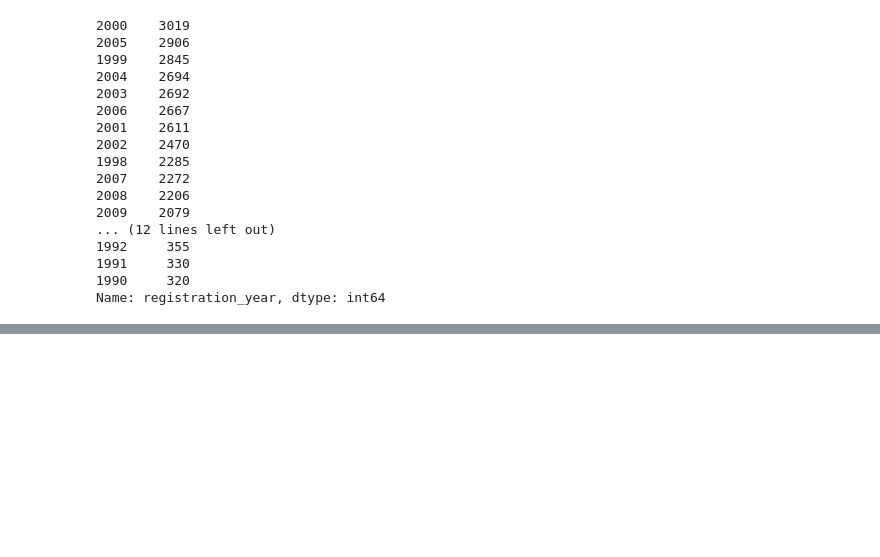
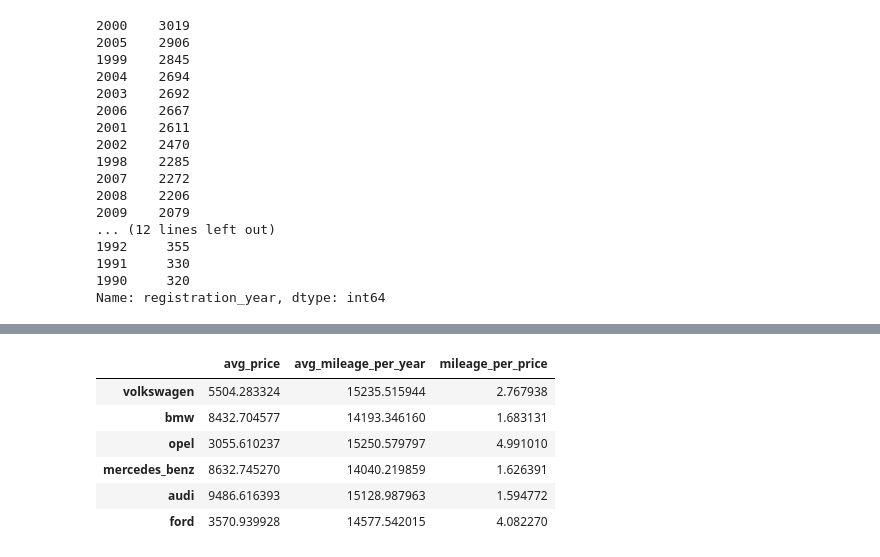
Before and after one commit to kalo-biralo/used_car_sales, a Jupyter notebook: Untitled.ipynb, the cells around one changed output, grey strips where cells are left out. Cells and saved outputs as stored; diff of their text form; code cells hidden in the pictures; blank space fills up the shorter version.

```diff
--- a/Untitled.ipynb
+++ b/Untitled.ipynb
@@ -546,0 +652,7 @@ Name: registration_year, dtype: int64
+# %%
+price_6 = pd.Series(avg_top_6)
+mileage_6 = pd.Series(mileage_top_6)
+# %%
+price_mileage_6 = pd.DataFrame(price_6, columns = ["avg_price"])
+# %%
+price_mileage_6["avg_mileage_per_year"] = mileage_6
@@ -546,0 +669,12 @@ Name: registration_year, dtype: int64
+# %%
+price_mileage_6["mileage_per_price"] = price_mileage_6["avg_mileage_per_year"]/price_mileage_6["avg_price"]
+# %%
+price_mileage_6
+# %% [output]
+|  | avg_price | avg_mileage_per_year | mileage_per_price |
+| volkswagen | 5504.283324 | 15235.515944 | 2.767938 |
+| bmw | 8432.704577 | 14193.346160 | 1.683131 |
+| opel | 3055.610237 | 15250.579797 | 4.991010 |
+| mercedes_benz | 8632.745270 | 14040.219859 | 1.626391 |
+| audi | 9486.616393 | 15128.987963 | 1.594772 |
+| ford | 3570.939928 | 14577.542015 | 4.082270 |
```
Also changed, not shown: parts of 14 cells of this notebook.
